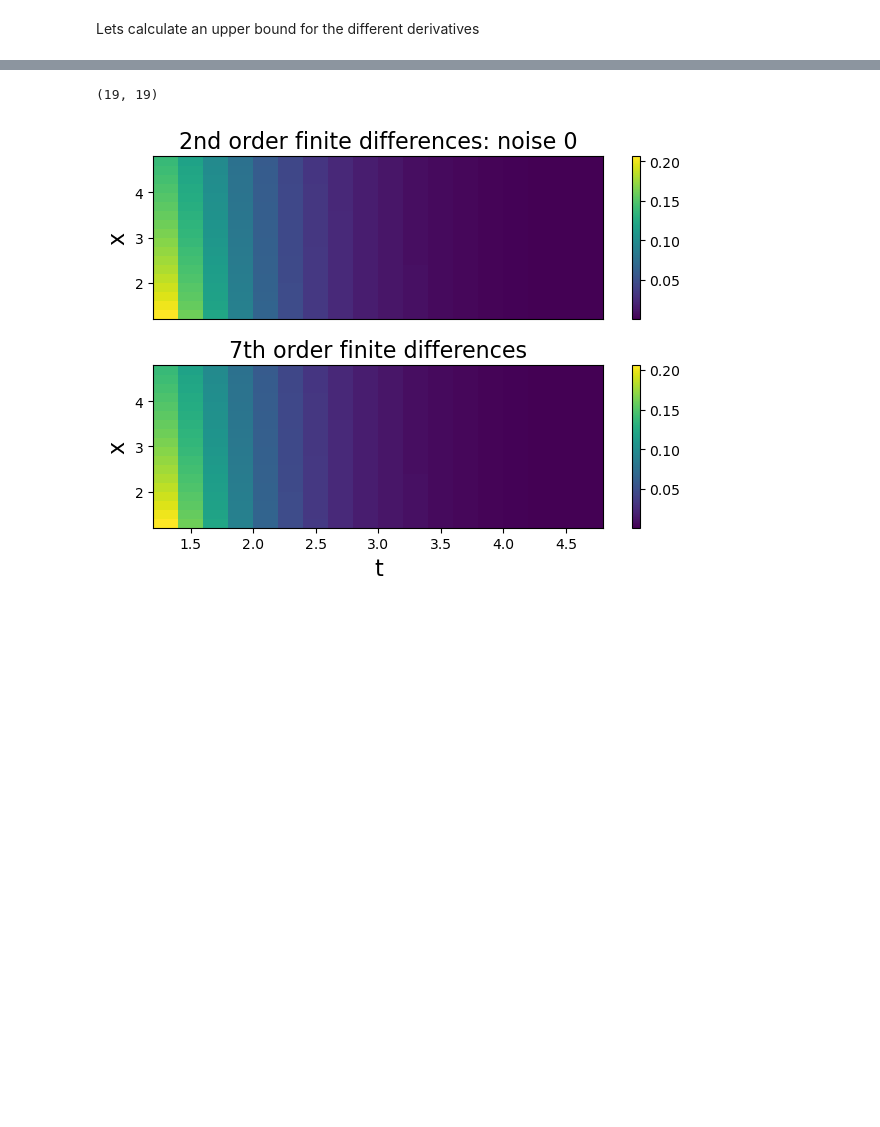
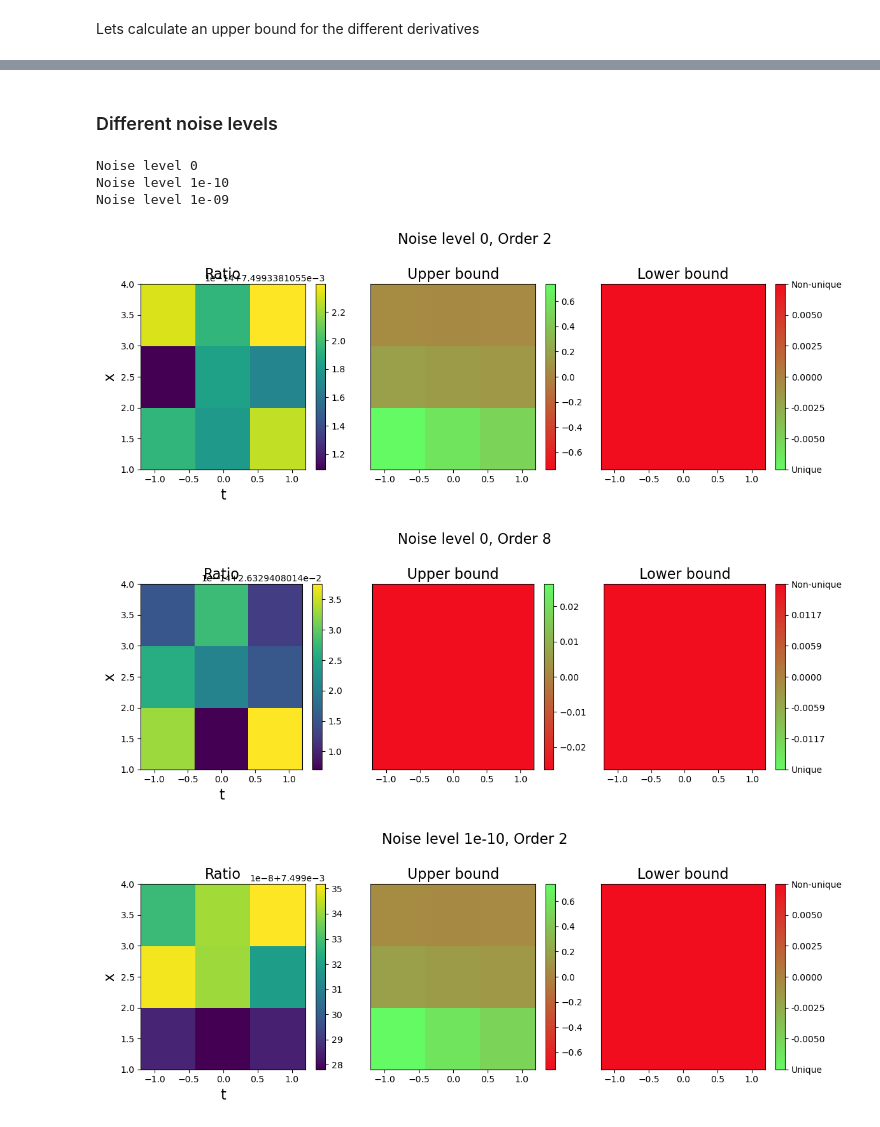
Before and after one commit to HillaryHauger/robust-identifiability-symbolic-recovery, a Jupyter notebook: Noise Analysis/JRC_analysis.ipynb, the cells around one changed output, grey strips where cells are left out. Drawn from its saved outputs; the diff is of its cells as text; code cells hidden in the pictures; blank space fills up the shorter version.

```diff
--- a/Noise Analysis/JRC_analysis.ipynb
+++ b/Noise Analysis/JRC_analysis.ipynb
@@ -229,10 +380,0 @@ The function $u$ solves only the equation $u_t=u_x+\frac{u}{u_x}\cos(u)$.
-# %%
-experiment_name = 'analytic_unique_1'
-n=200
-u,x,t,formula = experiment_data(n_samples=n,experiment_name=experiment_name)
-print(experiment_name)
-print(formula)
-dx=x[1]-x[0]
-dt=t[1]-t[0]
-x_0, x_end =x[0], x[n-1]
-t_0, t_end = t[0], t[n-1]
@@ -247,13 +381,2 @@ We already know that the equation is unique as the image set has non-zero measur
-# %%
-space_range = int(len(x)/10-1)
-time_range = int(len(x)/10-1)
-print((space_range,time_range))
-fd_orders = [2, 7]
-svs = jacobi_criterion(u,space_range,time_range,fd_orders)
-# %% [output]
-(19, 19)
-# %%
-t_grid, x_grid = (np.arange(time_range) * 10 + 10) / len(t) * (t[len(t)-1] - t[0]) + t[0], (np.arange(space_range) * 10 + 10) / len(x) * (x[len(x)-1] - x[0]) + x[0]
-plot_result_jacobi(svs,t_grid,x_grid,target_noise=0,fd_orders=fd_orders)
-# %% [output]
-[figure, removed]
+# %% [markdown]
+### Different noise levels
@@ -259,0 +449,27 @@ plot_result_jacobi(svs,t_grid,x_grid,target_noise=0,fd_orders=fd_orders)
+# %%
+M=infinity_norm(u)
+number_noise=10 #<=10
+noise_levels = [0]+[10**(-10+i) for i in range(0,number_noise-1)]
+orders=range(2,10,2)
+unorm2=np.sqrt(np.mean(np.square(u)))
+
+for noise_level in noise_levels:
+
+    var = noise_level * unorm2
+    noise = np.random.normal(0, var, size=u.shape)
+    u_noise = u + noise
+    eps = infinity_norm(u-u_noise)
+
+    print(f"Noise level {noise_level}")
+    fd_orders=(2,8)
+    svs, lower_bounds,upper_bounds = get_results(space_range,time_range,u_noise,fd_orders[0],dt,dx,eps)
+    plot_results(upper_bounds, lower_bounds,svs,time_range,space_range,subtitle=f"Noise level {noise_level}, Order {fd_orders[0]}")
+    svs, lower_bounds,upper_bounds = get_results(space_range,time_range,u_noise,fd_orders[1],dt,dx,eps)
+    plot_results(upper_bounds, lower_bounds,svs,time_range,space_range,subtitle=f"Noise level {noise_level}, Order {fd_orders[1]}")
+# %% [output]
+Noise level 0
+Noise level 1e-10
+Noise level 1e-09
+[figure, added]
+[figure, added]
+[figure, added]
```
Also changed, not shown: parts of 25 cells of this notebook, 2 other files.
